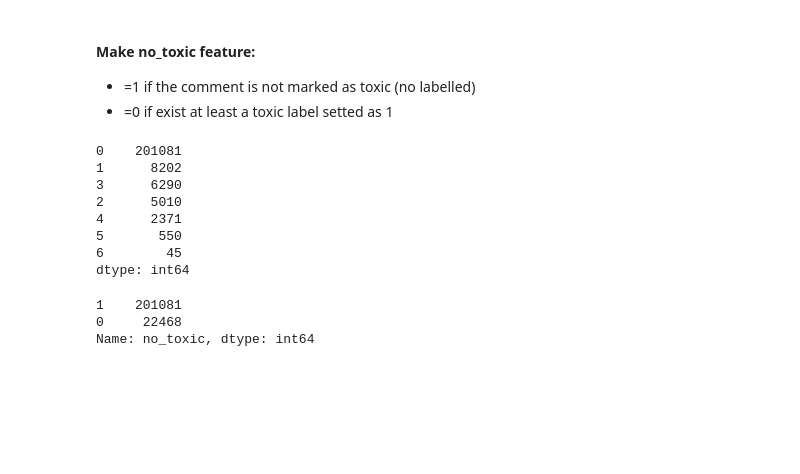
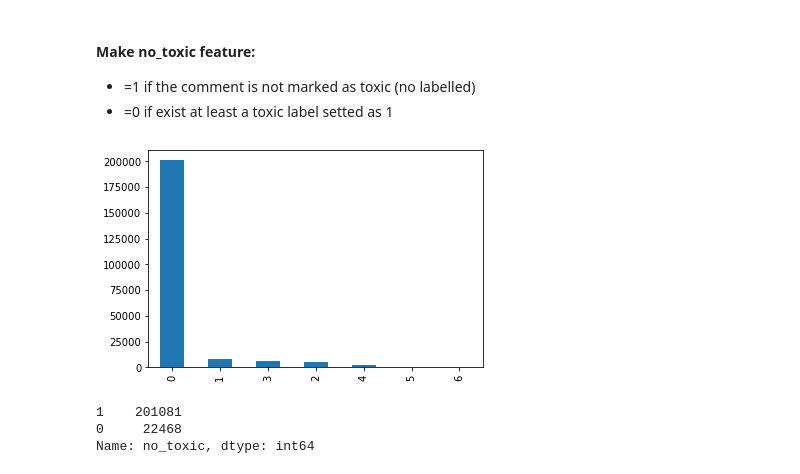
Before and after one commit to francescogemignani/Toxic-Comments-Classification-Challenge, a Jupyter notebook: Untitled.ipynb, the cells around one changed output. Drawn from its saved outputs; the diff is of its cells as text; code cells hidden in the pictures; blank space fills up the shorter version.

```diff
--- a/Untitled.ipynb
+++ b/Untitled.ipynb
@@ -107,14 +107,8 @@ df.shape
 - =0 if exist at least a toxic label setted as 1
 # %%
 rowSums = df.iloc[:,2:].sum(axis=1)
-rowSums.value_counts()
+rowSums.value_counts().plot(kind='bar')
+plt.show()
 # %% [output]
-0    201081
-1      8202
-3      6290
-2      5010
-4      2371
-5       550
-6        45
-dtype: int64
+[figure, added]
 # %%
```
Also changed, not shown: parts of 15 cells of this notebook, 1 other file.
